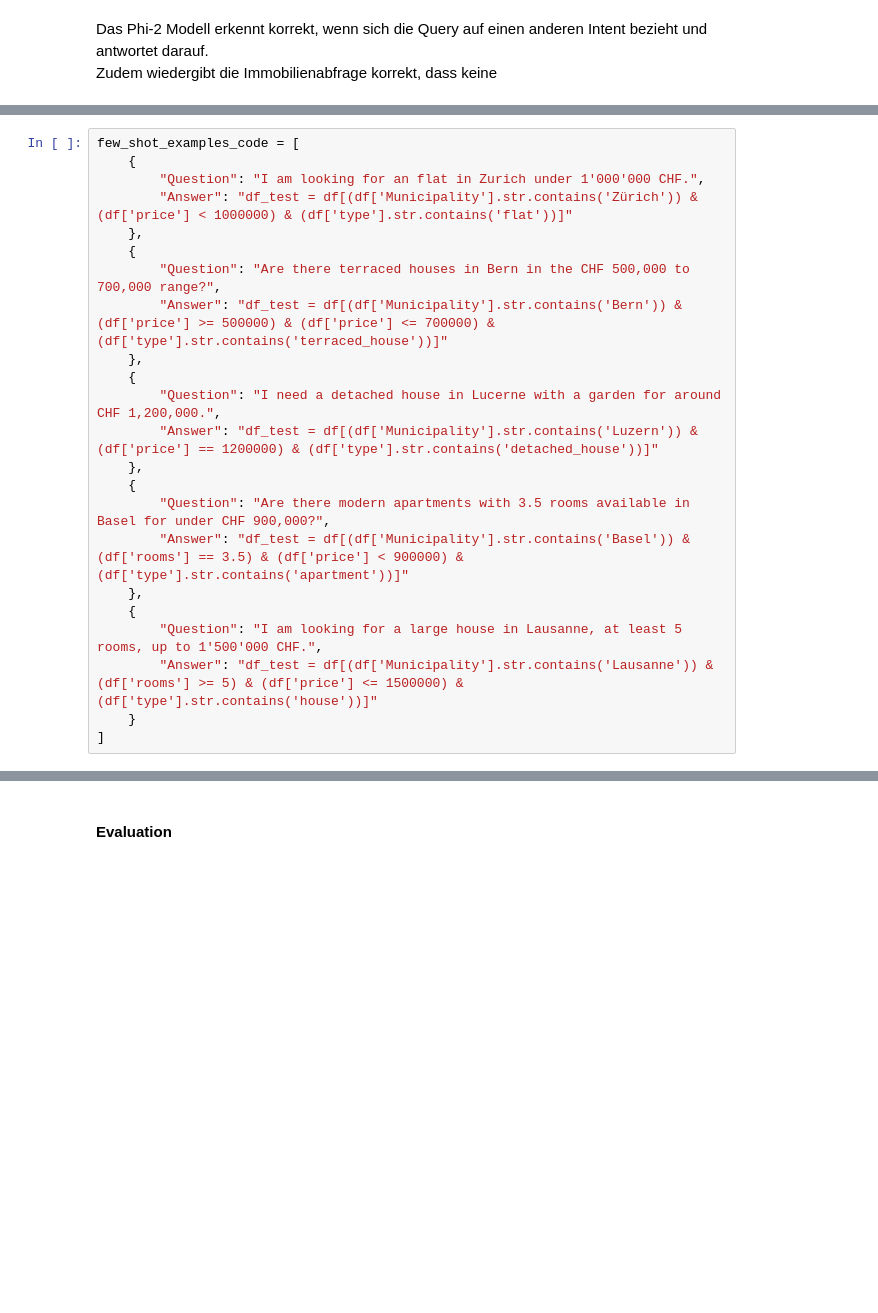
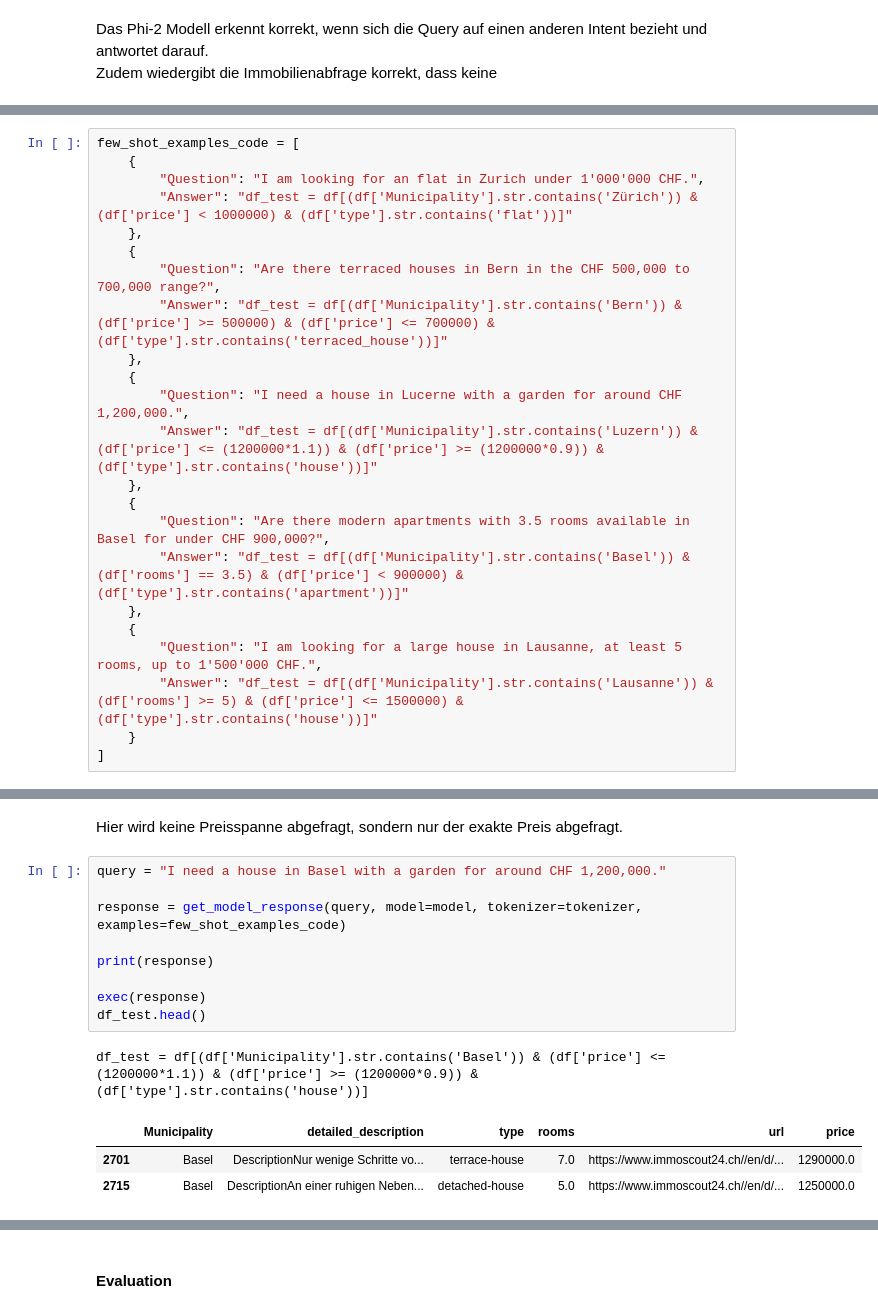
Before and after one commit to 7ben18/fhnw-npr-Natural-Language-Processing, a Jupyter notebook: mini-challenge2/few-shot-llm/few_shot_llm.ipynb, the cells around one changed output, grey strips where cells are left out. Saved outputs shown, nothing was run; the diff lists cells and outputs as text; blank space fills up the shorter version.

```diff
--- a/mini-challenge2/few-shot-llm/few_shot_llm.ipynb
+++ b/mini-challenge2/few-shot-llm/few_shot_llm.ipynb
@@ -328,8 +328,8 @@ few_shot_examples_code = [
         "Answer": "df_test = df[(df['Municipality'].str.contains('Bern')) & (df['price'] >= 500000) & (df['price'] <= 700000) & (df['type'].str.contains('terraced_house'))]"
     },
     {
-        "Question": "I need a detached house in Lucerne with a garden for around CHF 1,200,000.",
-        "Answer": "df_test = df[(df['Municipality'].str.contains('Luzern')) & (df['price'] == 1200000) & (df['type'].str.contains('detached_house'))]"
+        "Question": "I need a house in Lucerne with a garden for around CHF 1,200,000.",
+        "Answer": "df_test = df[(df['Municipality'].str.contains('Luzern')) & (df['price'] <= (1200000*1.1)) & (df['price'] >= (1200000*0.9)) & (df['type'].str.contains('house'))]"
     },
     {
         "Question": "Are there modern apartments with 3.5 rooms available in Basel for under CHF 900,000?",
@@ -368 +371,17 @@ df_test = df[(df['Municipality'].str.contains('Zürich')) & (df['price'] == 2000
 |  | Municipality | detailed_description | type | rooms | url | price |
+# %% [markdown]
+Hier wird keine Preisspanne abgefragt, sondern nur der exakte Preis abgefragt.
+# %%
+query = "I need a house in Basel with a garden for around CHF 1,200,000."
+
+response = get_model_response(query, model=model, tokenizer=tokenizer, examples=few_shot_examples_code)
+
+print(response)
+
+exec(response)
+df_test.head()
+# %% [output]
+df_test = df[(df['Municipality'].str.contains('Basel')) & (df['price'] <= (1200000*1.1)) & (df['price'] >= (1200000*0.9)) & (df['type'].str.contains('house'))]
+|  | Municipality | detailed_description | type | rooms | url | price |
+| 2701 | Basel | DescriptionNur wenige Schritte vo... | terrace-house | 7.0 | https://www.immoscout24.ch//en/d/... | 1290000.0 |
+| 2715 | Basel | DescriptionAn einer ruhigen Neben... | detached-house | 5.0 | https://www.immoscout24.ch//en/d/... | 1250000.0 |
```
Also changed, not shown: parts of 12 cells of this notebook.
